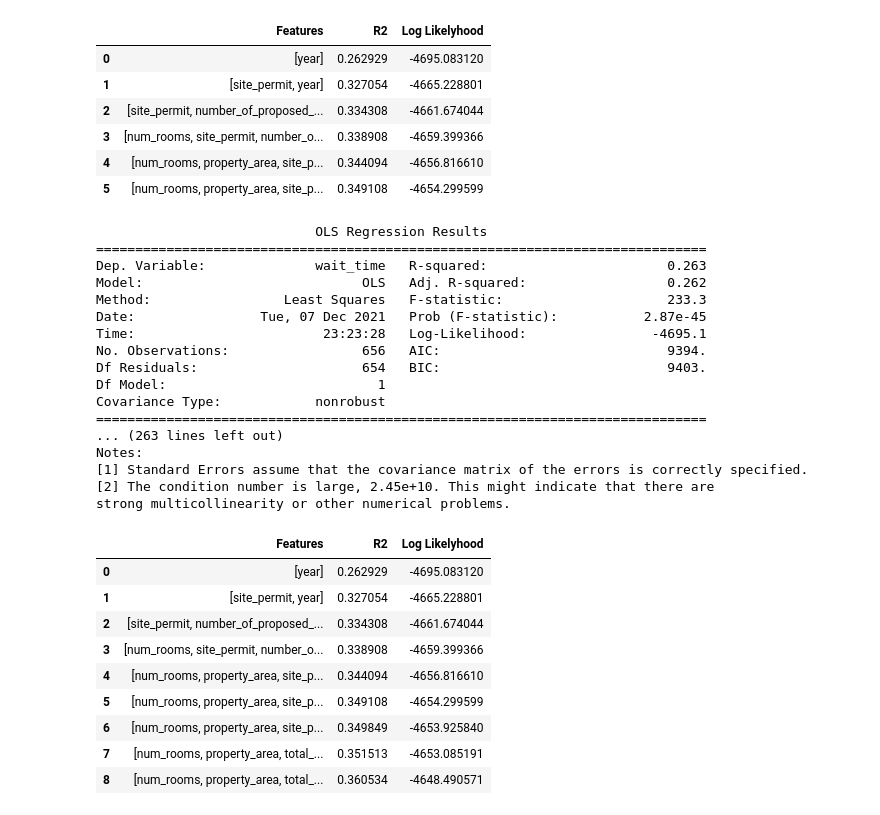
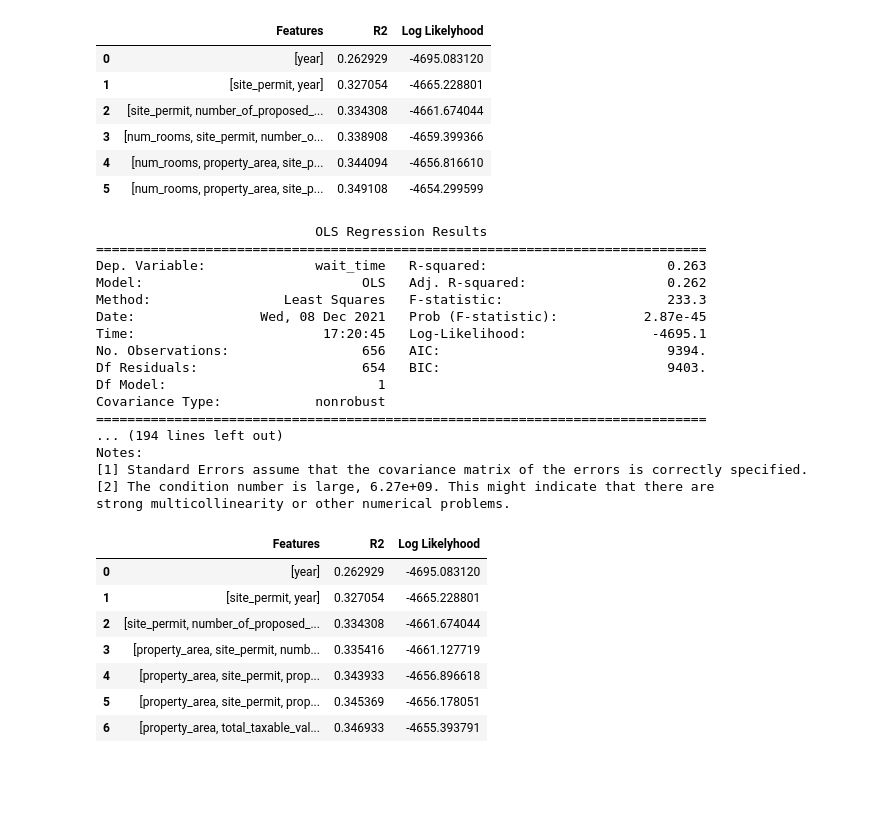
Before and after one commit to rohanskalyani/sfpermittimes, a Jupyter notebook: PUI Mastersheet.ipynb, the cells around one changed output. Cells and saved outputs as stored; diff of their text form; code cells hidden in the pictures; blank space fills up the shorter version.

```diff
--- a/PUI Mastersheet.ipynb
+++ b/PUI Mastersheet.ipynb
@@ -314,11 +297,0 @@ Index(['wait_time', 'Number of Rooms', 'Property Area', 'Total Taxable Value',
-# %%
-outlierIndex = (Regression_Table_wDummies['Number of Rooms'] < 100) & \
-(Regression_Table_wDummies['Property Area'] < 50000) & \
-(Regression_Table_wDummies['Total Taxable Value'] < 0.6e8) & \
-(Regression_Table_wDummies['revised_cost'] < 2e8) & \
-(Regression_Table_wDummies['estimated_cost'] < 2e8) & \
-(Regression_Table_wDummies['proposed_units'] < 300) & \
-(Regression_Table_wDummies['number_of_proposed_stories'] < 30)
-
-Regression_Table_wDummies_no_outliers = Regression_Table_wDummies.loc[outlierIndex]
-(Regression_Table_wDummies.shape, Regression_Table_wDummies_no_outliers.shape)
@@ -553,4 +559,4 @@ for feature, i in zip(sel_features[4], range(6)):
 # %%
-Regression_Table_no_outliers = Regression_Table.loc[outlierIndex].reset_index(drop = True)
-Regression_Table_no_outliers.describe()
+Regression_Table_no_outliers_no_dummy = Regression_Table.loc[outlierIndex].drop(columns = 'zoning_code').reset_index(drop = True)
+Regression_Table_no_outliers_no_dummy.shape
 # %% [output]
@@ -572,4 +571,0 @@ sns.histplot(data = Regression_Table_no_outliers, x = 'wait_time')
-# %%
-X_no_dummy_no_outlier = Regression_Table_no_outliers.iloc[:,1:].values
-y_no_dummy_no_outlier = Regression_Table_no_outliers['wait_time'].values
-feature_names_2 = np.array(Regression_Table_no_outliers.iloc[:,1:].columns)
@@ -596,10 +596,3 @@ sel_features
         'number_of_proposed_stories', 'year'], dtype=object),
  array(['num_rooms', 'property_area', 'site_permit', 'proposed_units',
         'number_of_proposed_stories', 'year'], dtype=object)]
-# %%
-feature_dict = {'Median household income':'median_income', 'Number of Rooms': 'num_rooms',
-                'Property Area': 'property_area', 'Total Taxable Value':'total_taxable_value'}
-
-Regression_Table_no_outliers.rename(columns=feature_dict, inplace = True)
-
-Regression_Table_no_outliers.columns
@@ -641,45 +629,43 @@ sel_features = []
 r2 = []
 loglike = []
 
-for num in np.arange(1,10):
+for num in np.arange(1,8):
     lasso_selector = SequentialFeatureSelector(lasso_estimator_no_dummy_no_outliers,
                                                        n_features_to_select=num,
                                                        direction='forward').fit(X_no_dummy_no_outlier,
                                                                                 y_no_dummy_no_outlier)
     sel_features.append(lasso_selector.get_feature_names_out(feature_names_2))
 
 for num in np.arange(len(sel_features)):
-    lm = smf.ols(formula = 'wait_time ~ '+ '+'.join(sel_features[num]), data = Regression_Table_no_outliers).fit()
+    lm = smf.ols(formula = 'wait_time ~ '+ '+'.join(sel_features[num]), data = Regression_Table_no_outliers_no_dummy).fit()
     r2.append(lm.rsquared)
     loglike.append(lm.llf)
     print(lm.summary())
 
-pd.DataFrame({'Features':sel_features,'R2':r2, 'Log Likelyhood':loglike})
+r2_table = pd.DataFrame({'Features':sel_features,'R2':r2, 'Log Likelyhood':loglike}); r2_table
 # %% [output]
                             OLS Regression Results
 ==============================================================================
 Dep. Variable:              wait_time   R-squared:                       0.263
 Model:                            OLS   Adj. R-squared:                  0.262
 Method:                 Least Squares   F-statistic:                     233.3
-Date:                Tue, 07 Dec 2021   Prob (F-statistic):           2.87e-45
-Time:                        23:23:28   Log-Likelihood:                -4695.1
+Date:                Wed, 08 Dec 2021   Prob (F-statistic):           2.87e-45
+Time:                        17:20:45   Log-Likelihood:                -4695.1
 No. Observations:                 656   AIC:                             9394.
 Df Residuals:                     654   BIC:                             9403.
 Df Model:                           1
 Covariance Type:            nonrobust
 ==============================================================================
-... (263 lines left out)
+... (194 lines left out)
 Notes:
 [1] Standard Errors assume that the covariance matrix of the errors is correctly specified.
-[2] The condition number is large, 2.45e+10. This might indicate that there are
+[2] The condition number is large, 6.27e+09. This might indicate that there are
 strong multicollinearity or other numerical problems.
 |  | Features | R2 | Log Likelyhood |
 | 0 | [year] | 0.262929 | -4695.083120 |
 | 1 | [site_permit, year] | 0.327054 | -4665.228801 |
 | 2 | [site_permit, number_of_proposed_... | 0.334308 | -4661.674044 |
-| 3 | [num_rooms, site_permit, number_o... | 0.338908 | -4659.399366 |
-| 4 | [num_rooms, property_area, site_p... | 0.344094 | -4656.816610 |
-| 5 | [num_rooms, property_area, site_p... | 0.349108 | -4654.299599 |
-| 6 | [num_rooms, property_area, site_p... | 0.349849 | -4653.925840 |
-| 7 | [num_rooms, property_area, total_... | 0.351513 | -4653.085191 |
-| 8 | [num_rooms, property_area, total_... | 0.360534 | -4648.490571 |
+| 3 | [property_area, site_permit, numb... | 0.335416 | -4661.127719 |
+| 4 | [property_area, site_permit, prop... | 0.343933 | -4656.896618 |
+| 5 | [property_area, site_permit, prop... | 0.345369 | -4656.178051 |
+| 6 | [property_area, total_taxable_val... | 0.346933 | -4655.393791 |
```
Also changed, not shown: parts of 57 cells of this notebook.
